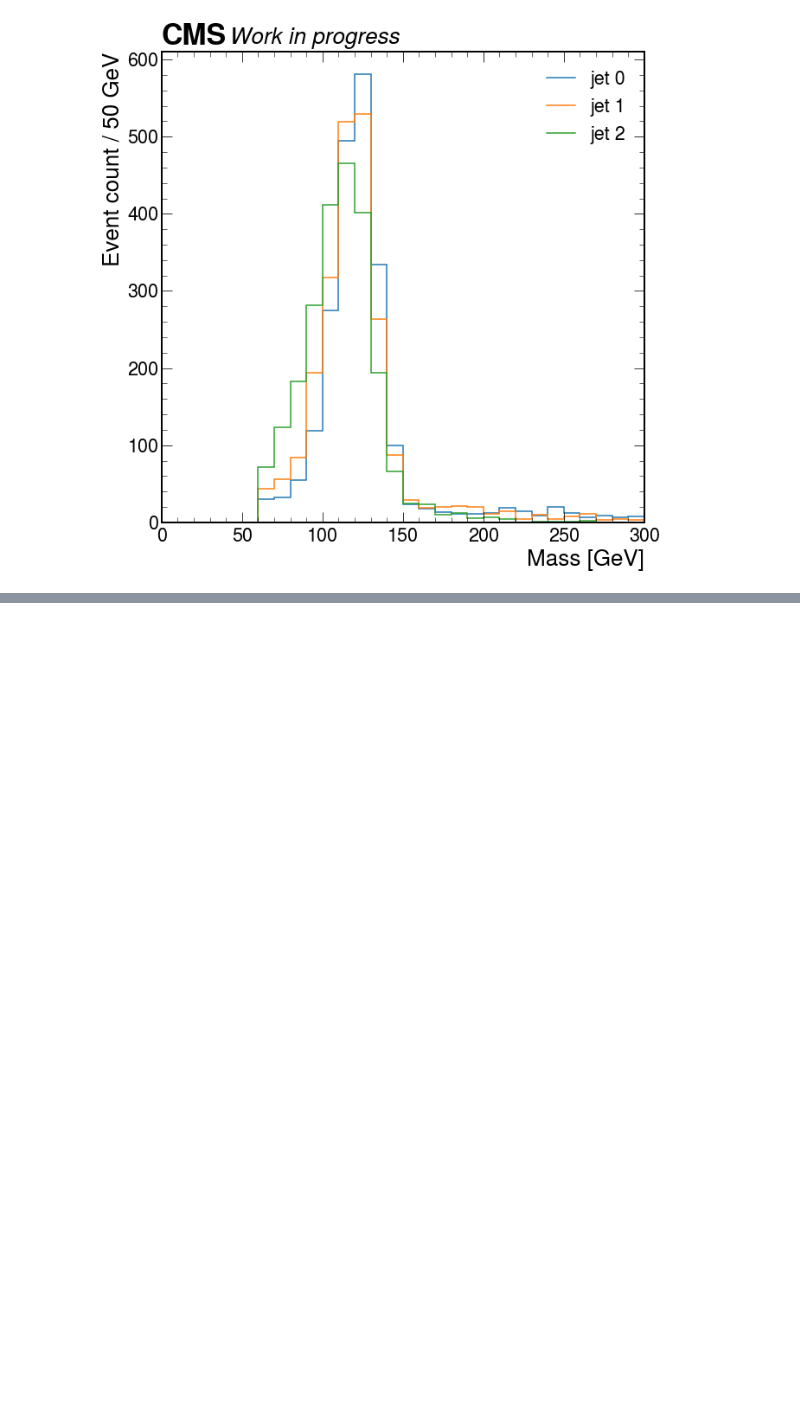
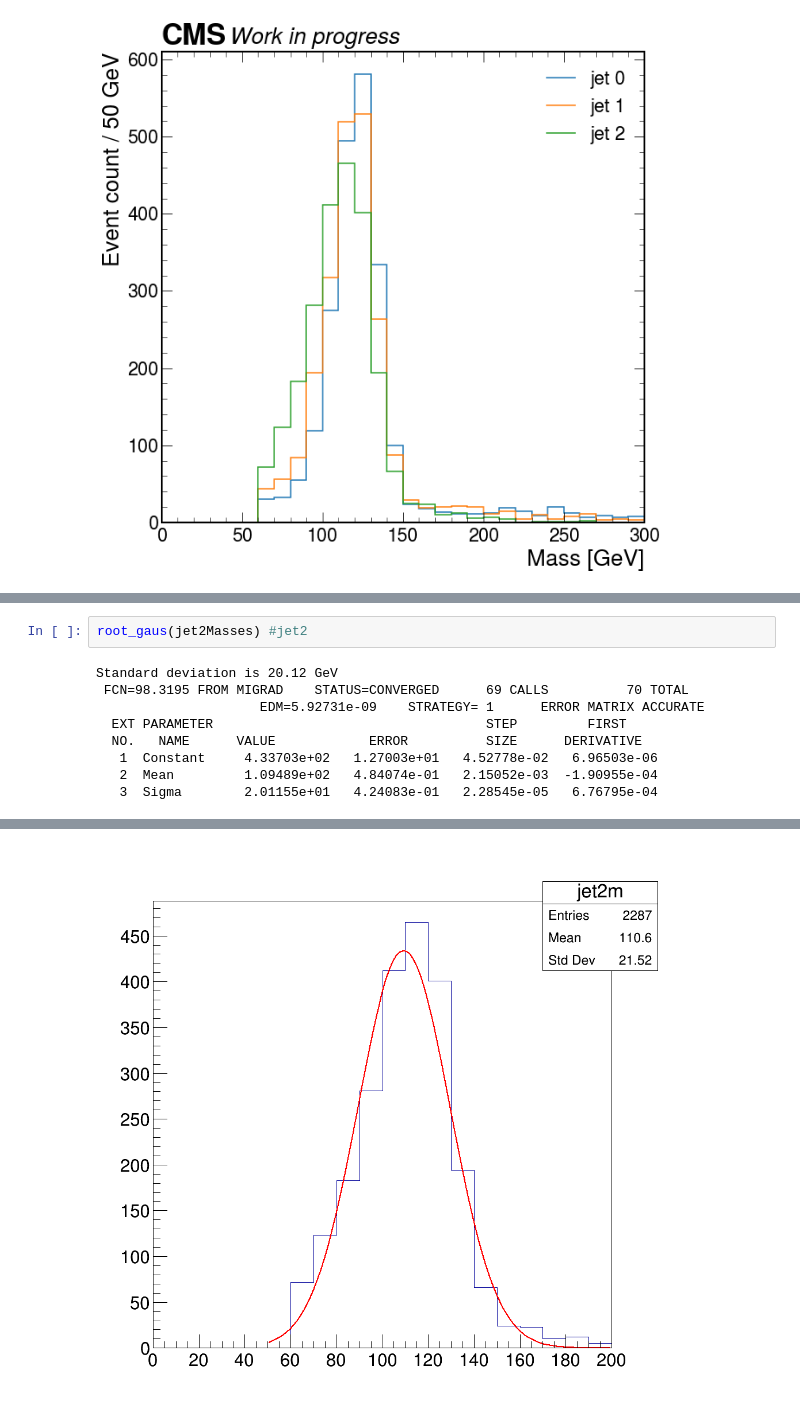
Before and after one commit to mroguljic/H3PO_Autumn, a Jupyter notebook: notebooks/Single_jets.ipynb, the cells around one changed output, grey strips where cells are left out. Cells and saved outputs as stored; diff of their text form; blank space fills up the shorter version.

```diff
--- a/notebooks/Single_jets.ipynb
+++ b/notebooks/Single_jets.ipynb
@@ -100,0 +112,11 @@ Warning in <TCanvas::Constructor>: Deleting canvas with same name: c
+# %%
+root_gaus(jet2Masses) #jet2
+# %% [output]
+Standard deviation is 20.12 GeV
+ FCN=98.3195 FROM MIGRAD    STATUS=CONVERGED      69 CALLS          70 TOTAL
+                     EDM=5.92731e-09    STRATEGY= 1      ERROR MATRIX ACCURATE
+  EXT PARAMETER                                   STEP         FIRST
+  NO.   NAME      VALUE            ERROR          SIZE      DERIVATIVE
+   1  Constant     4.33703e+02   1.27003e+01   4.52778e-02   6.96503e-06
+   2  Mean         1.09489e+02   4.84074e-01   2.15052e-03  -1.90955e-04
+   3  Sigma        2.01155e+01   4.24083e-01   2.28545e-05   6.76795e-04
@@ -100,0 +124 @@ Warning in <TCanvas::Constructor>: Deleting canvas with same name: c
+[figure, added]
```
Also changed, not shown: parts of 17 cells of this notebook.
